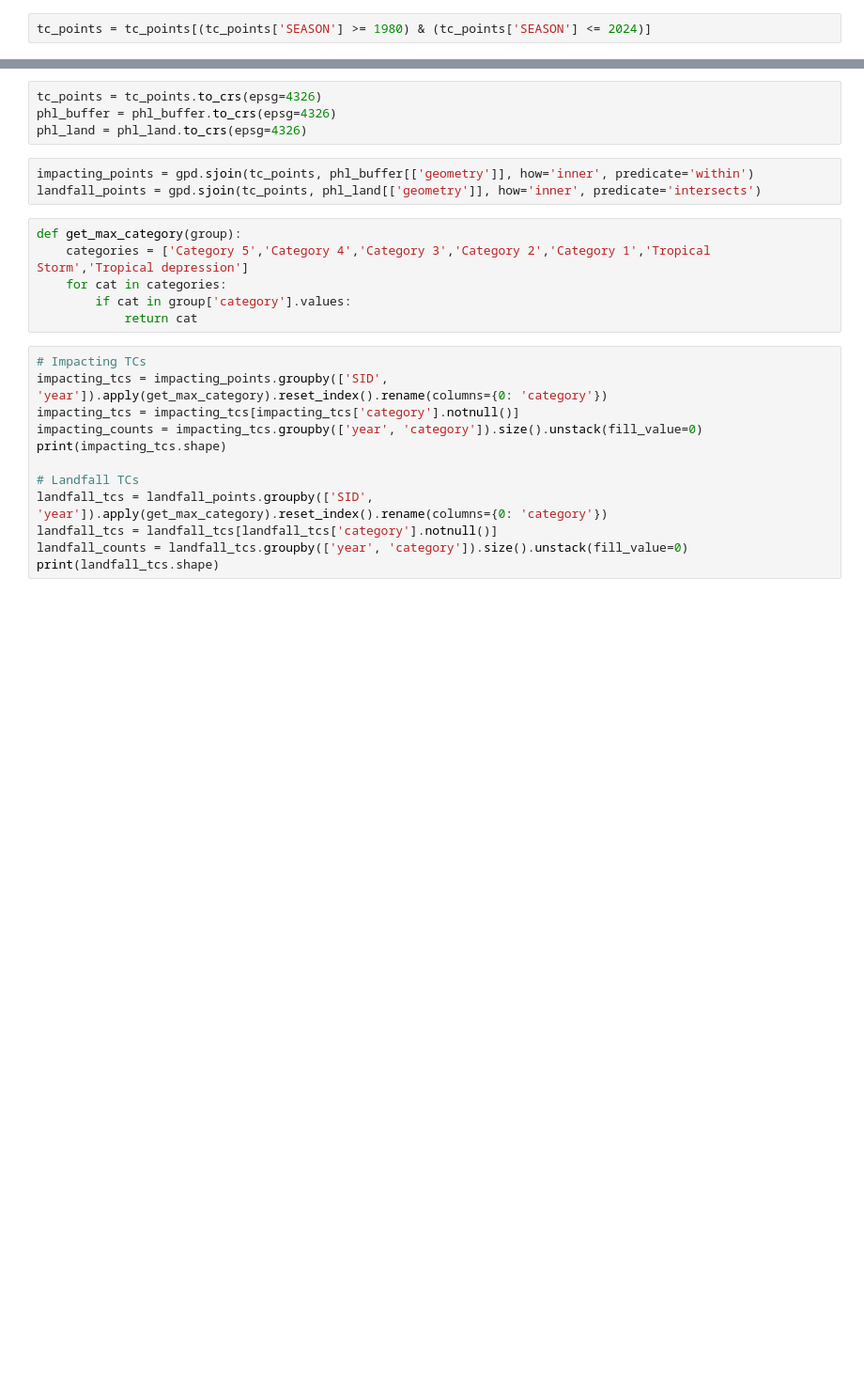
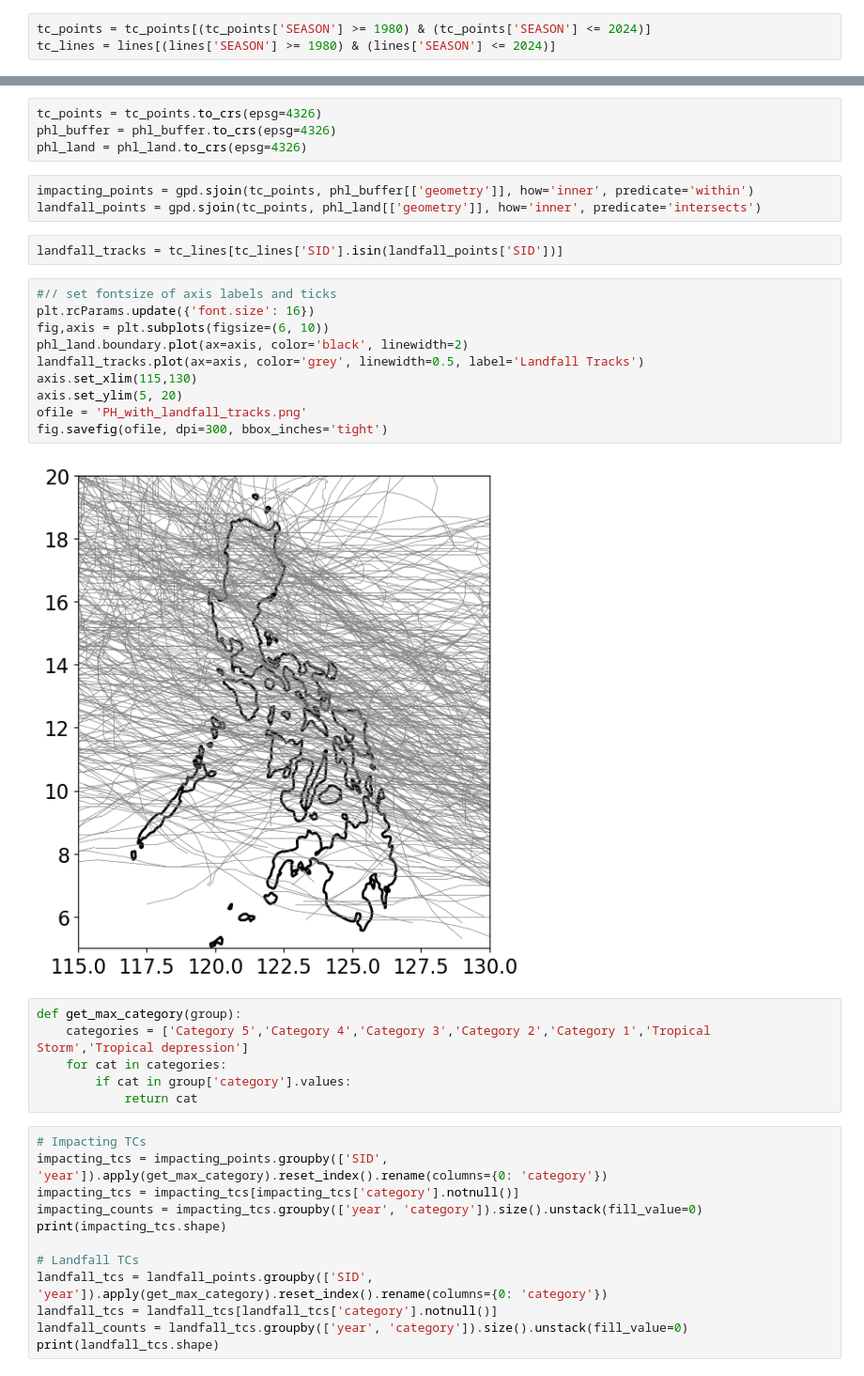
Before and after one commit to luxizhou/PH_TC_Risk, a Jupyter notebook: Project_1_Tropical_cyclon_risks_in_Philippines/01/FindTheImpactingAndLandFallNumberOfTCinPHL.ipynb, the cells around one changed output, grey strips where cells are left out. Shown at 94% size. Drawn from its saved outputs; the diff is of its cells as text; blank space fills up the shorter version.

Commit message:
Added one figure of all landfall tracks with PH boundary.

```diff
--- a/Project_1_Tropical_cyclon_risks_in_Philippines/01/FindTheImpactingAndLandFallNumberOfTCinPHL.ipynb
+++ b/Project_1_Tropical_cyclon_risks_in_Philippines/01/FindTheImpactingAndLandFallNumberOfTCinPHL.ipynb
@@ -25,5 +30,6 @@ phl_land = gpd.read_file("PHL_adm0.shp")
 # %%
 tc_points = tc_points[(tc_points['SEASON'] >= 1980) & (tc_points['SEASON'] <= 2024)]
+tc_lines = lines[(lines['SEASON'] >= 1980) & (lines['SEASON'] <= 2024)]
 # %%
 def categorize_tc(wind):
     if pd.isna(wind):
@@ -50,6 +56,20 @@ phl_land = phl_land.to_crs(epsg=4326)
 # %%
 impacting_points = gpd.sjoin(tc_points, phl_buffer[['geometry']], how='inner', predicate='within')
 landfall_points = gpd.sjoin(tc_points, phl_land[['geometry']], how='inner', predicate='intersects')
+# %%
+landfall_tracks = tc_lines[tc_lines['SID'].isin(landfall_points['SID'])]
+# %%
+#// set fontsize of axis labels and ticks
+plt.rcParams.update({'font.size': 16})
+fig,axis = plt.subplots(figsize=(6, 10))
+phl_land.boundary.plot(ax=axis, color='black', linewidth=2)
+landfall_tracks.plot(ax=axis, color='grey', linewidth=0.5, label='Landfall Tracks')
+axis.set_xlim(115,130)
+axis.set_ylim(5, 20)
+ofile = 'PH_with_landfall_tracks.png'
+fig.savefig(ofile, dpi=300, bbox_inches='tight')
+# %% [output]
+[figure, added]
 # %%
 def get_max_category(group):
     categories = ['Category 5','Category 4','Category 3','Category 2','Category 1','Tropical Storm','Tropical depression']
```
Also changed, not shown: parts of 1 cell of this notebook, 2 other files.
